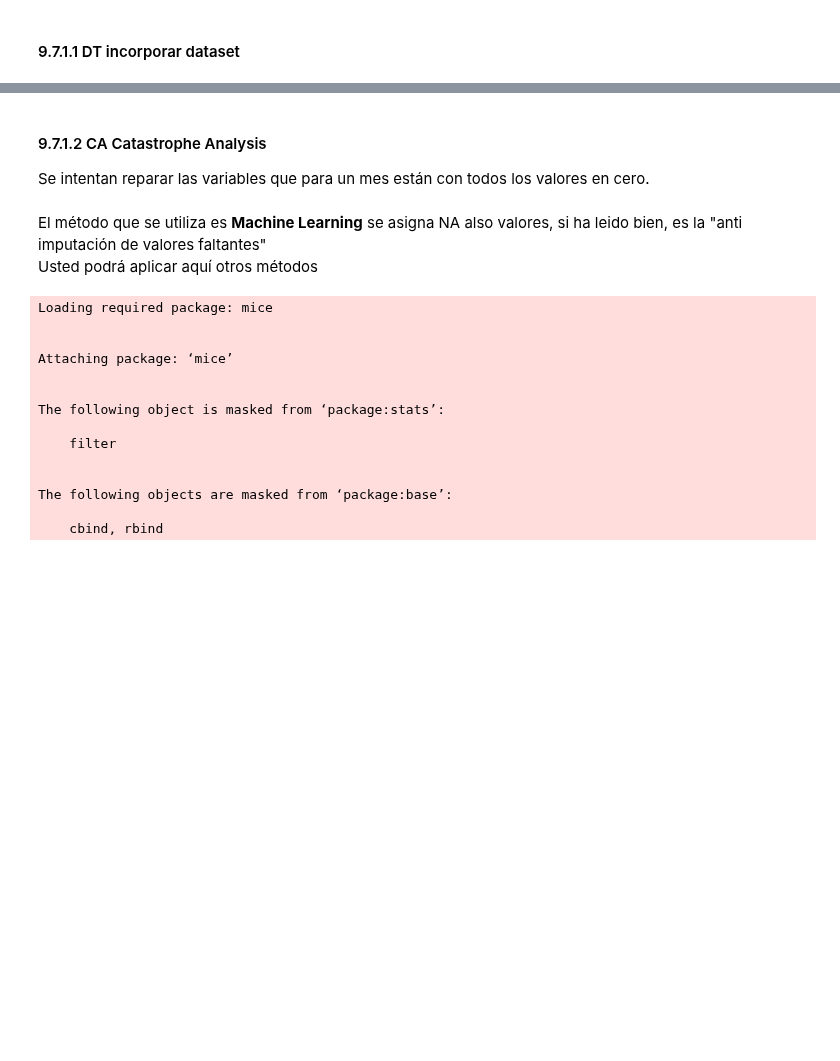
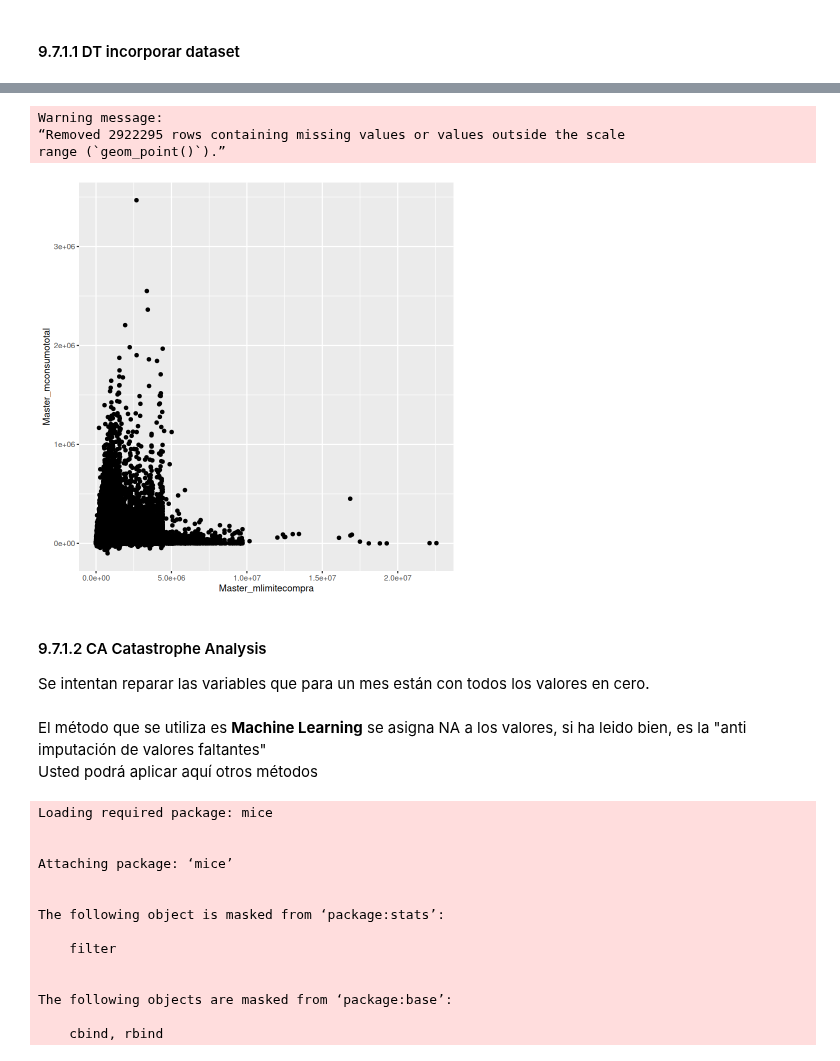
Before and after one commit to MSoledadGarcia/dm2025b, a Jupyter notebook: src/workflows/Competencia_kaggle/9501_workflow_senior_final.ipynb, the cells around one changed output, grey strips where cells are left out. Cells and saved outputs as stored; diff of their text form; code cells hidden in the pictures; blank space fills up the shorter version.

```diff
--- a/src/workflows/Competencia_kaggle/9501_workflow_senior_final.ipynb
+++ b/src/workflows/Competencia_kaggle/9501_workflow_senior_final.ipynb
@@ -78,8 +100,16 @@ dataset <- fread(paste0("/content/datasets/", PARAM$dataset))
+# %%
+ggplot(dataset, aes(x = Master_mlimitecompra, y = Master_mconsumototal)) +
+  geom_point()
+# %% [output]
+Warning message:
+“Removed 2922295 rows containing missing values or values outside the scale
+range (`geom_point()`).”
+[figure, added]
 # %% [markdown]
 #### 9.7.1.2  CA  Catastrophe Analysis
 Se intentan reparar las variables que para un mes están con todos los valores en cero.
 # %% [markdown]
-El método que se utiliza es **Machine Learning** se asigna NA also valores, si ha leido bien, es la "anti imputación de valores faltantes"
+El método que se utiliza es **Machine Learning** se asigna NA a los valores, si ha leido bien, es la "anti imputación de valores faltantes"
 <br> Usted podrá aplicar aquí otros métodos
 # %%
 if( !require("mice")) install.packages("mice", repos = "http://cran.us.r-project.org")
```
Also changed, not shown: parts of 4 cells of this notebook.
